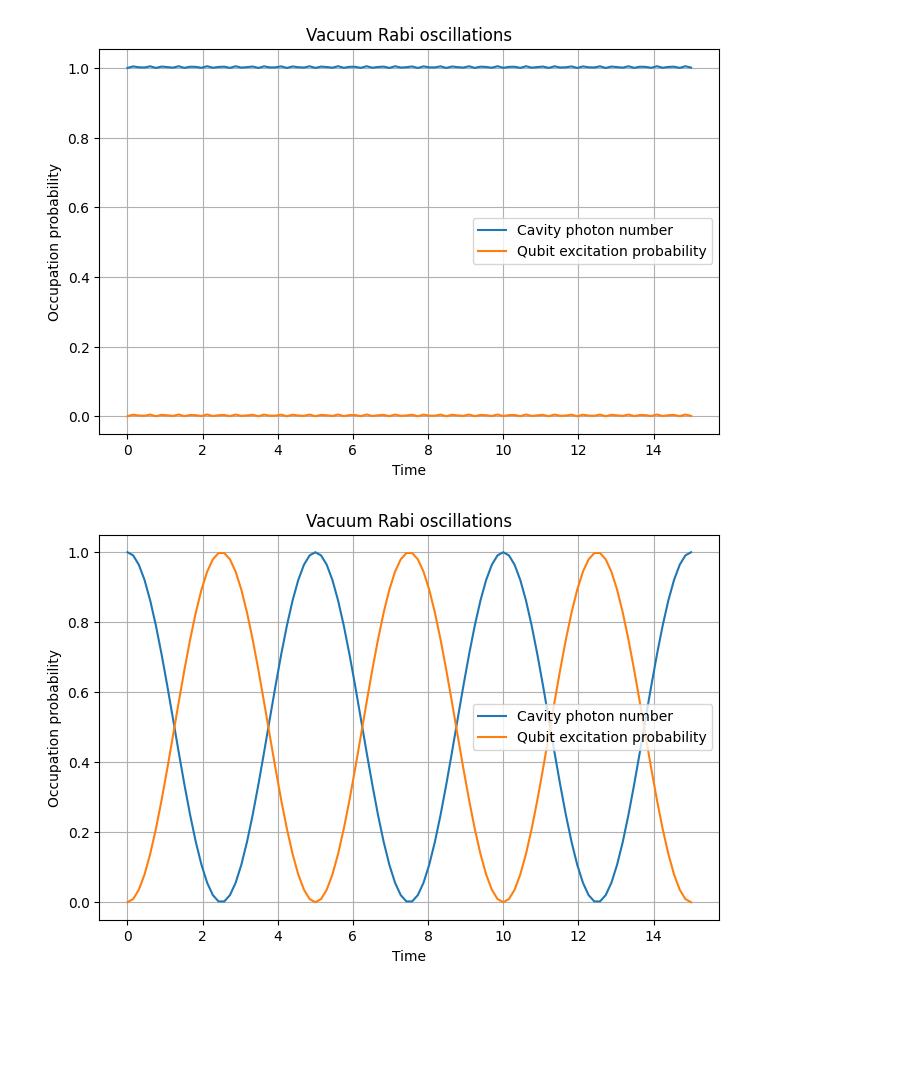
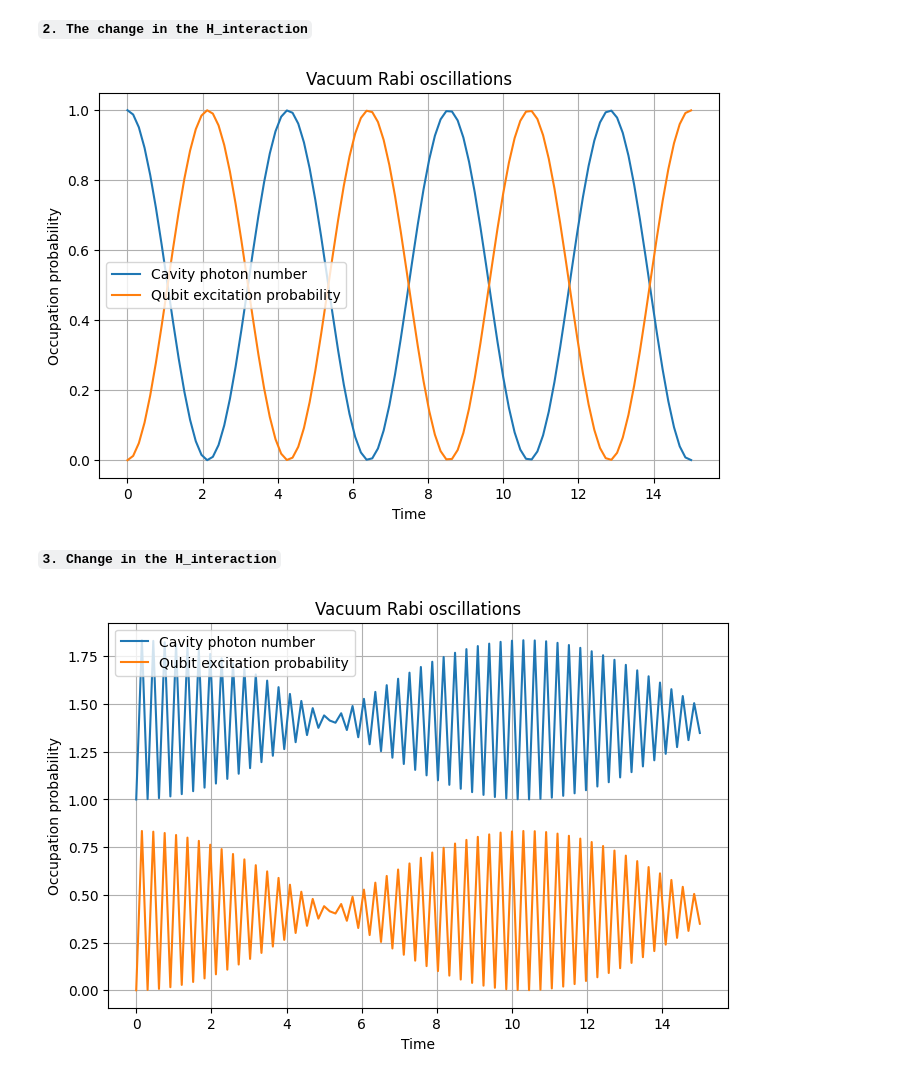
Before and after one commit to shreyasat27/MSc-QT-, a Jupyter notebook: task_4.ipynb, the cells around one changed output. Saved outputs shown, nothing was run; the diff lists cells and outputs as text; code cells hidden in the pictures; blank space fills up the shorter version.

```diff
--- a/task_4.ipynb
+++ b/task_4.ipynb
@@ -67,3 +65,5 @@ plt.show()
+# %% [markdown]
+**`2. The change in the H_interaction`**
 # %%
 import numpy as np
 import matplotlib.pyplot as plt
@@ -72,7 +72,7 @@ from qutip import *
 # Define system parameters
 
 omega =  2 * np.pi
-g = 0.1 * 2 * np.pi         # Coupling strength
+g = 20     # Coupling strength
 N = 15                     # Number of Fock states in the cavity
 theta = 0            # Angle determining the qubit orientation
 kappa = 0.5             # Cavity dissipation rate
@@ -90,8 +90,8 @@ adag = a.dag() # Creation operator for the cavity
 sigma_x = tensor(qeye(N), Qobj([[0, 1], [1, 0]]))  # Pauli X
 sigma_z = tensor(qeye(N), Qobj([[1, 0], [0, -1]]))  # Pauli Z
 idn = tensor(qeye(N), Qobj([[1, 0], [0, 1]])) #identity
-sigma_minus = tensor(qeye(N), sigmam())
-sigma_plus = tensor(qeye(N), sigmap())
+sigma_minus = tensor(qeye(N), sigmap())
+sigma_plus = tensor(qeye(N), sigmam())
 
 # Hamiltonian
 H_interaction = g * np.cos(theta) * (a * sigma_plus + adag * sigma_minus)
@@ -118,7 +118,9 @@ ax.set_title("Vacuum Rabi oscillations")
 plt.grid()
 plt.show()
 # %% [output]
-[figure, old version]
+[figure, new version]
+# %% [markdown]
+**`3. Change in the H_interaction`**
 # %%
 import numpy as np
 import matplotlib.pyplot as plt
@@ -127,7 +129,7 @@ from qutip import *
 # Define system parameters
 
 omega =  2 * np.pi
-g = 0.1 * 2 * np.pi         # Coupling strength
+g = 20        # Coupling strength
 N = 5                     # Number of Fock states in the cavity
 theta = 0            # Angle determining the qubit orientation
 kappa = 0.5             # Cavity dissipation rate
@@ -144,33 +146,33 @@ a = tensor(destroy(N), qeye(2))  # Cavity annihilation operator
 adag = a.dag() # Creation operator for the cavity
 sigma_x = tensor(qeye(N), Qobj([[0, 1], [1, 0]]))  # Pauli X
 sigma_z = tensor(qeye(N), Qobj([[1, 0], [0, -1]]))  # Pauli Z
 idn = tensor(qeye(N), Qobj([[1, 0], [0, 1]])) #identity
-sigma_minus = tensor(qeye(N), sigmam())
-sigma_plus = tensor(qeye(N), sigmap())
+sigma_minus = tensor(qeye(N), sigmap())
+sigma_plus = tensor(qeye(N), sigmam())
 
 # Hamiltonian
 H_interaction = g * np.cos(theta) * (a * sigma_minus + adag *sigma_plus )
 H_matrix = -(np.sqrt(((epsilon/2)**2)+t_c**2)*sigma_z)
 
 omega_R=2*2*np.pi
 
 H_res = omega_R * a.dag()*a
 H = H_matrix + H_interaction + H_res
 # Collapse operators (dissipation)
 c_ops = []
 
 # Solve the master equation
 output = mesolve(H, psi0, tlist, c_ops, [a.dag() * a,((-sigma_z+idn)/2)])
 
 # Plot the results
 fig, ax = plt.subplots(figsize=(8, 5))
 ax.plot(tlist, output.expect[0], label="Cavity photon number")
 ax.plot(tlist, output.expect[1], label="Qubit excitation probability")
 ax.legend()
 ax.set_xlabel("Time")
 ax.set_ylabel("Occupation probability")
 ax.set_title("Vacuum Rabi oscillations")
 plt.grid()
 plt.show()
 # %% [output]
-[figure, old version]
+[figure, new version]
```
Also changed, not shown: parts of 3 cells of this notebook.
